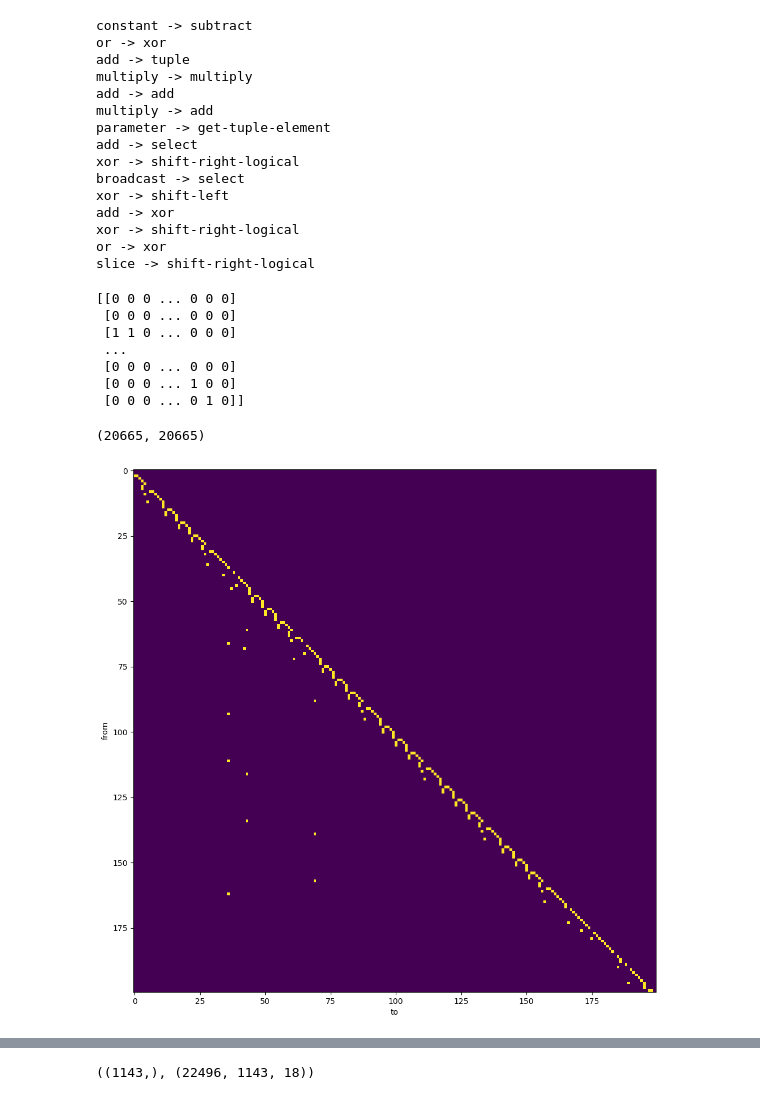
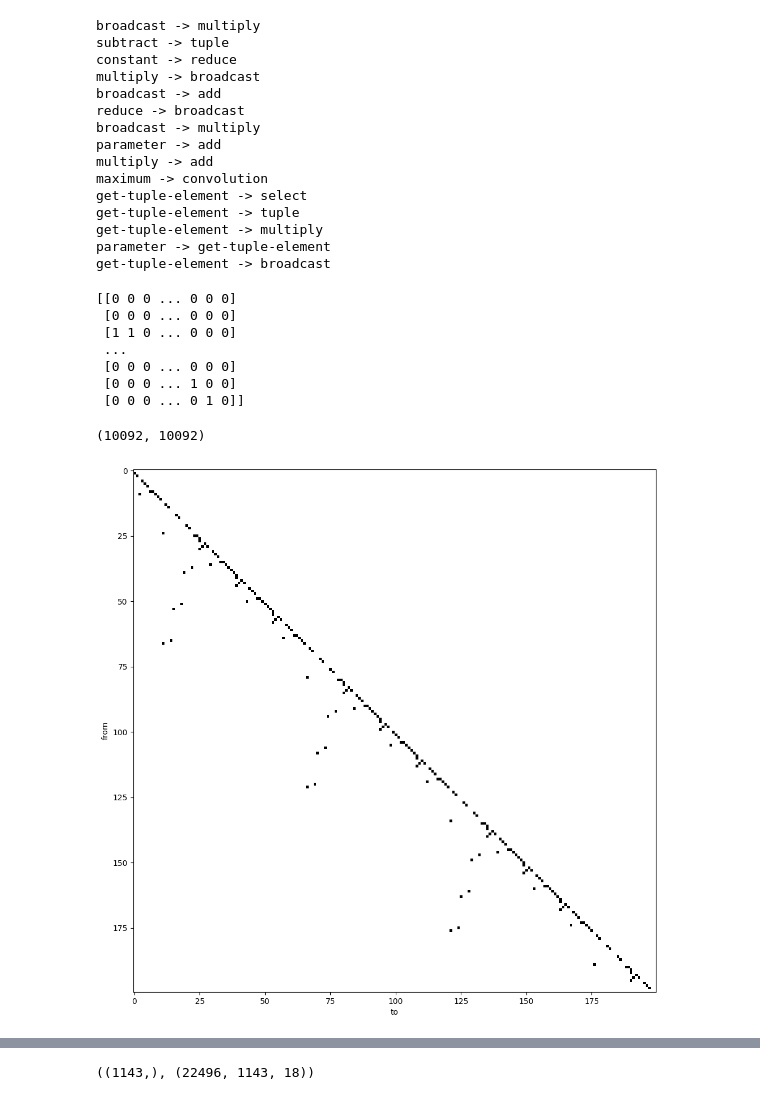
Before and after one commit to ignacioreyes/kaggle_model_runtime, a Jupyter notebook: dataset_exploration.ipynb, the cells around one changed output, grey strips where cells are left out. Drawn from its saved outputs; the diff is of its cells as text; code cells hidden in the pictures.

```diff
--- a/dataset_exploration.ipynb
+++ b/dataset_exploration.ipynb
@@ -25,7 +25,7 @@ resnet50.8x8.fp16.npz
 resnet50.8x8.fp32.npz
 resnet_v1_50_official_batch_128_f32.npz
 # %%
-layout_dict = dict(np.load("predict-ai-model-runtime/npz_all/npz/layout/xla/default/train/bert_classifier.2x2.fp32.performance.npz"))
+layout_dict = dict(np.load("predict-ai-model-runtime/npz_all/npz/layout/xla/default/train/resnet_v2_101_batch_128.npz"))
 # %%
 for k, v in layout_dict.items():
     print(k)
@@ -86,21 +83,21 @@ for edge in layout_dict['edge_index'][idx]:
         layer_map[str(layout_dict['node_opcode'][edge_to])]
     )
 # %% [output]
-constant -> subtract
-or -> xor
-add -> tuple
-multiply -> multiply
-add -> add
+broadcast -> multiply
+subtract -> tuple
+constant -> reduce
+multiply -> broadcast
+broadcast -> add
+reduce -> broadcast
+broadcast -> multiply
+parameter -> add
 multiply -> add
+maximum -> convolution
+get-tuple-element -> select
+get-tuple-element -> tuple
+get-tuple-element -> multiply
 parameter -> get-tuple-element
-add -> select
-xor -> shift-right-logical
-broadcast -> select
-xor -> shift-left
-add -> xor
-xor -> shift-right-logical
-or -> xor
-slice -> shift-right-logical
+get-tuple-element -> broadcast
 # %%
 n_nodes = len(layout_dict['node_opcode'])
 adjacency_matrix = np.zeros((n_nodes, n_nodes), dtype=int)
@@ -120,12 +117,12 @@ print(adjacency_matrix)
 # %%
 adjacency_matrix.shape
 # %% [output]
-(20665, 20665)
+(10092, 10092)
 # %%
 plt.figure(figsize=(12, 12))
 offset = 4_000
-plt.imshow(adjacency_matrix[offset:offset+200, offset:offset+200])
+plt.imshow(adjacency_matrix[offset:offset+200, offset:offset+200], cmap='gray_r')
 plt.xlabel('to')
 plt.ylabel('from');
 # %% [output]
-[figure, old version]
+[figure, new version]
```
Also changed, not shown: parts of 10 cells of this notebook.
